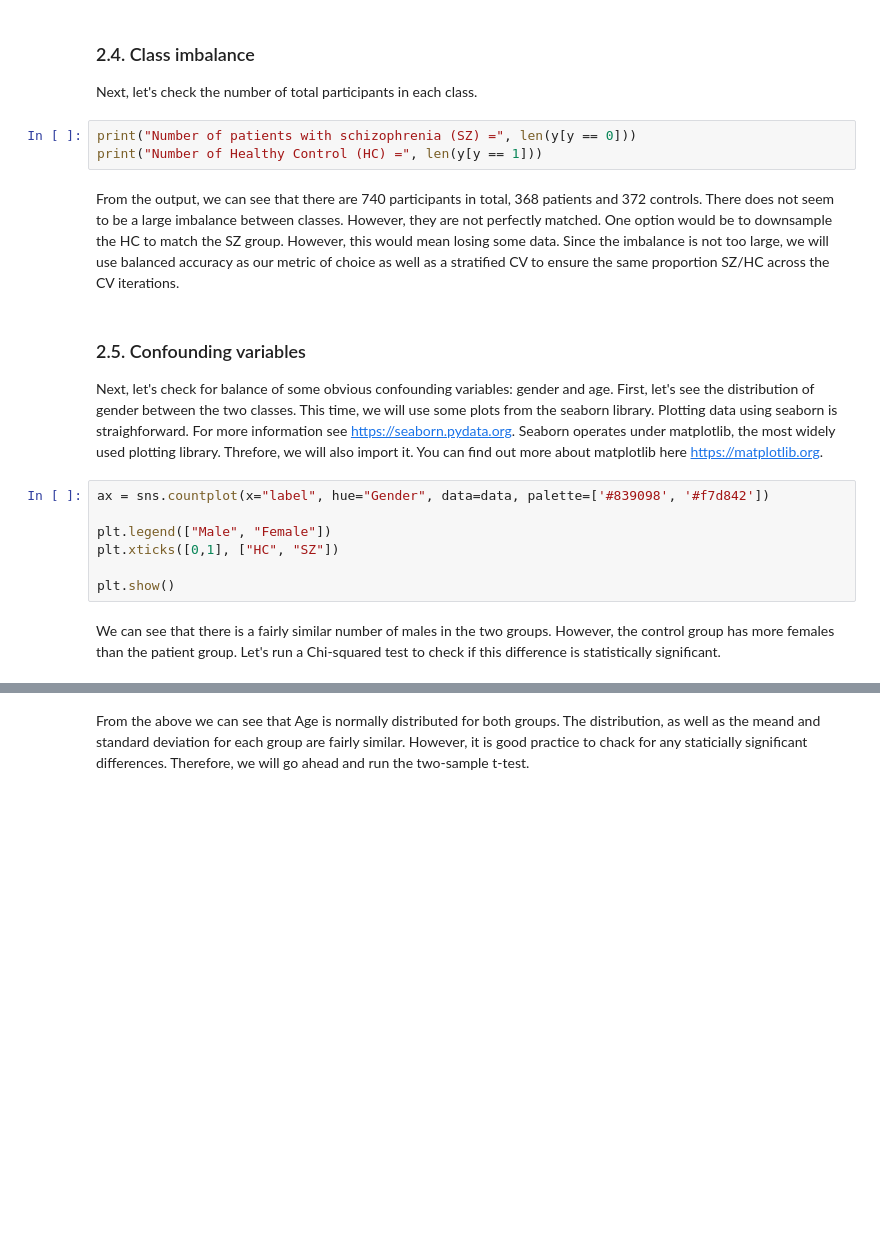
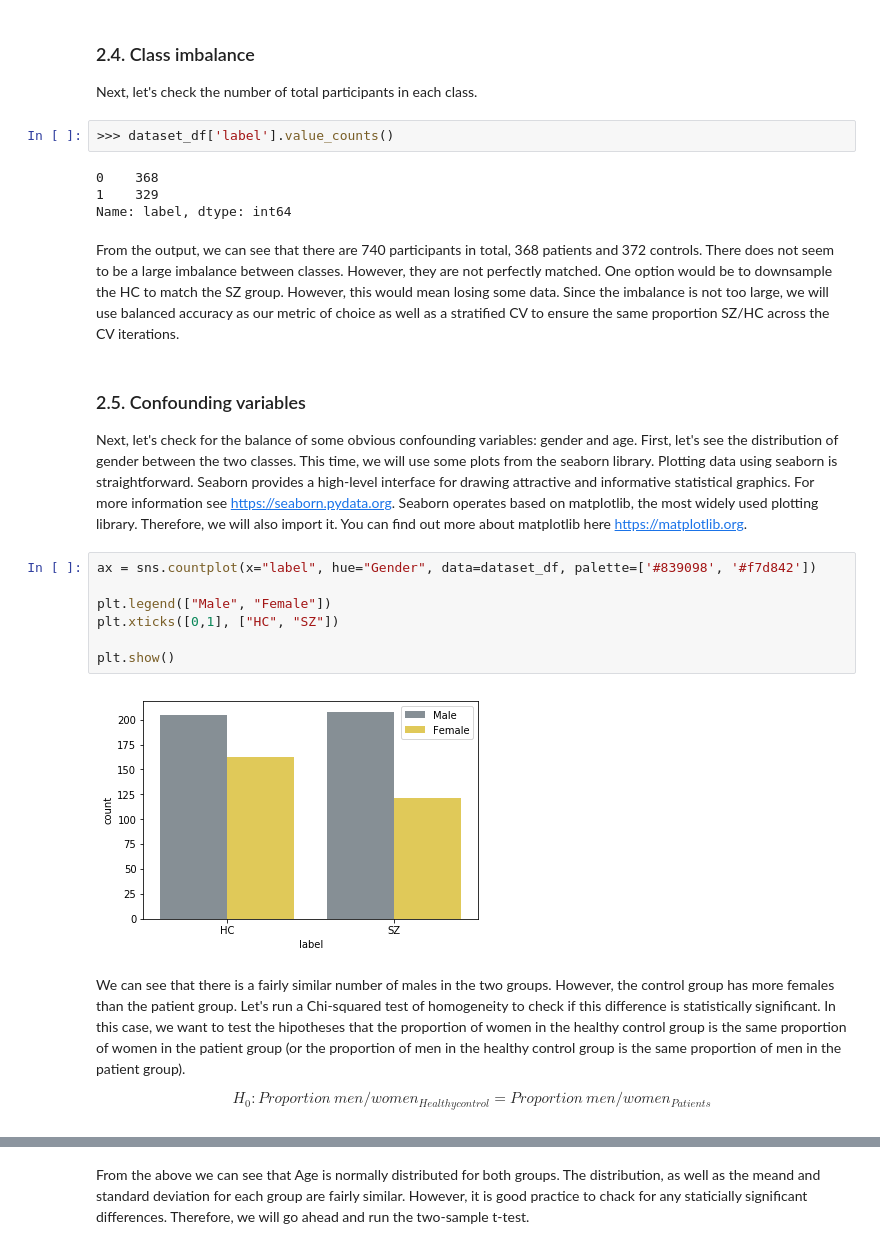
Before and after one commit to MLMH-Lab/How-To-Build-A-Machine-Learning-Model, a Jupyter notebook: Chapter_19_w_mardown_WALTER2_SV.ipynb, the cells around one changed output, grey strips where cells are left out. Cells and saved outputs as stored; diff of their text form; blank space fills up the shorter version.

```diff
--- a/Chapter_19_w_mardown_WALTER2_SV.ipynb
+++ b/Chapter_19_w_mardown_WALTER2_SV.ipynb
@@ -198,22 +194,29 @@ As expected, the new dataframe has now x less participants than before.
 ### 2.4. Class imbalance
 
 Next, let's check the number of total participants in each class.
-# %%
-print("Number of patients with schizophrenia (SZ) =", len(y[y == 0]))
-print("Number of Healthy Control (HC) =", len(y[y == 1]))
+# %%
+>>> dataset_df['label'].value_counts()
+# %% [output]
+0    368
+1    329
+Name: label, dtype: int64
 # %% [markdown]
 From the output, we can see that there are 740 participants in total, 368 patients and 372 controls. There does not seem to be a large imbalance between classes. However, they are not perfectly matched. One option would be to downsample the HC to match the SZ group. However, this would mean losing some data. Since the imbalance is not too large, we will use balanced accuracy as our metric of choice as well as a stratified CV to ensure the same proportion SZ/HC across the CV iterations.
 # %% [markdown]
 ### 2.5. Confounding variables
 
-Next, let's check for balance of some obvious confounding variables: gender and age. First, let's see the distribution of gender between the two classes. This time, we will use some plots from the seaborn library. Plotting data using seaborn is straighforward. For more information see https://seaborn.pydata.org. Seaborn operates under matplotlib, the most widely used plotting library. Threfore, we will also import it. You can find out more about matplotlib here https://matplotlib.org.
+Next, let's check for the balance of some obvious confounding variables: gender and age. First, let's see the distribution of gender between the two classes. This time, we will use some plots from the seaborn library. Plotting data using seaborn is straightforward. Seaborn provides a high-level interface for drawing attractive and informative statistical graphics. For more information see https://seaborn.pydata.org. Seaborn operates  based on matplotlib, the most widely used plotting library. Therefore, we will also import it. You can find out more about matplotlib here https://matplotlib.org.
 # %%
-ax = sns.countplot(x="label", hue="Gender", data=data, palette=['#839098', '#f7d842'])
+ax = sns.countplot(x="label", hue="Gender", data=dataset_df, palette=['#839098', '#f7d842'])
 
 plt.legend(["Male", "Female"])
 plt.xticks([0,1], ["HC", "SZ"])
 
 plt.show()
+# %% [output]
+[figure, added]
 # %% [markdown]
-We can see that there is a fairly similar number of males in the two groups. However, the control group has more females than the patient group. Let's run a Chi-squared test to check if this difference is statistically significant.
+We can see that there is a fairly similar number of males in the two groups. However, the control group has more females than the patient group. Let's run a Chi-squared test of homogeneity to check if this difference is statistically significant. In this case, we want to test the hipotheses that the proportion of women in the healthy control group is the same proportion of women in the patient group (or the proportion of men in the healthy control group is the same proportion of men in the patient group).
+
+$$H_{0}: Proportion\ men/women_{Healthy control} =  Proportion\ men/women_{Patients}$$
 # %%
```
Also changed, not shown: parts of 18 cells of this notebook.
